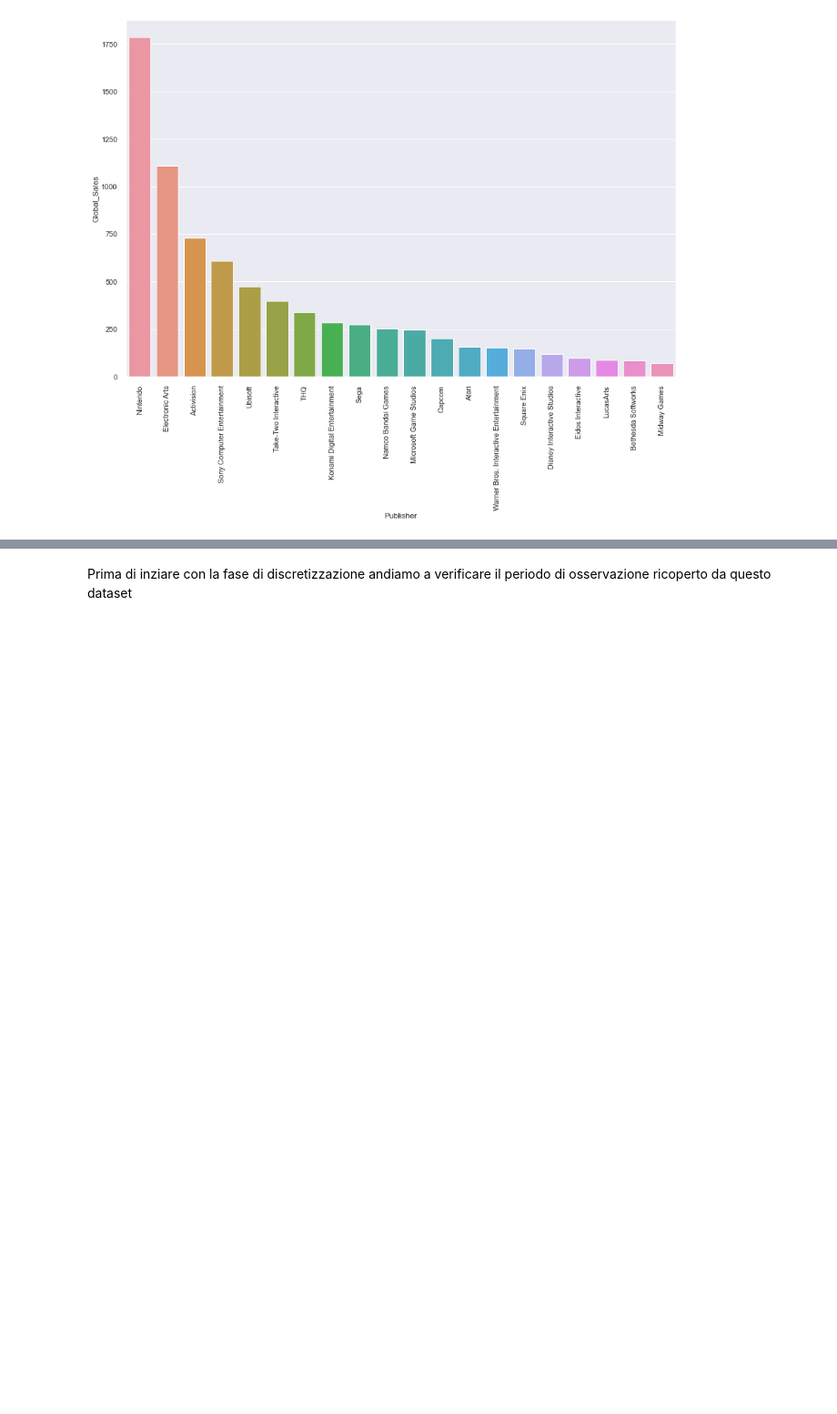
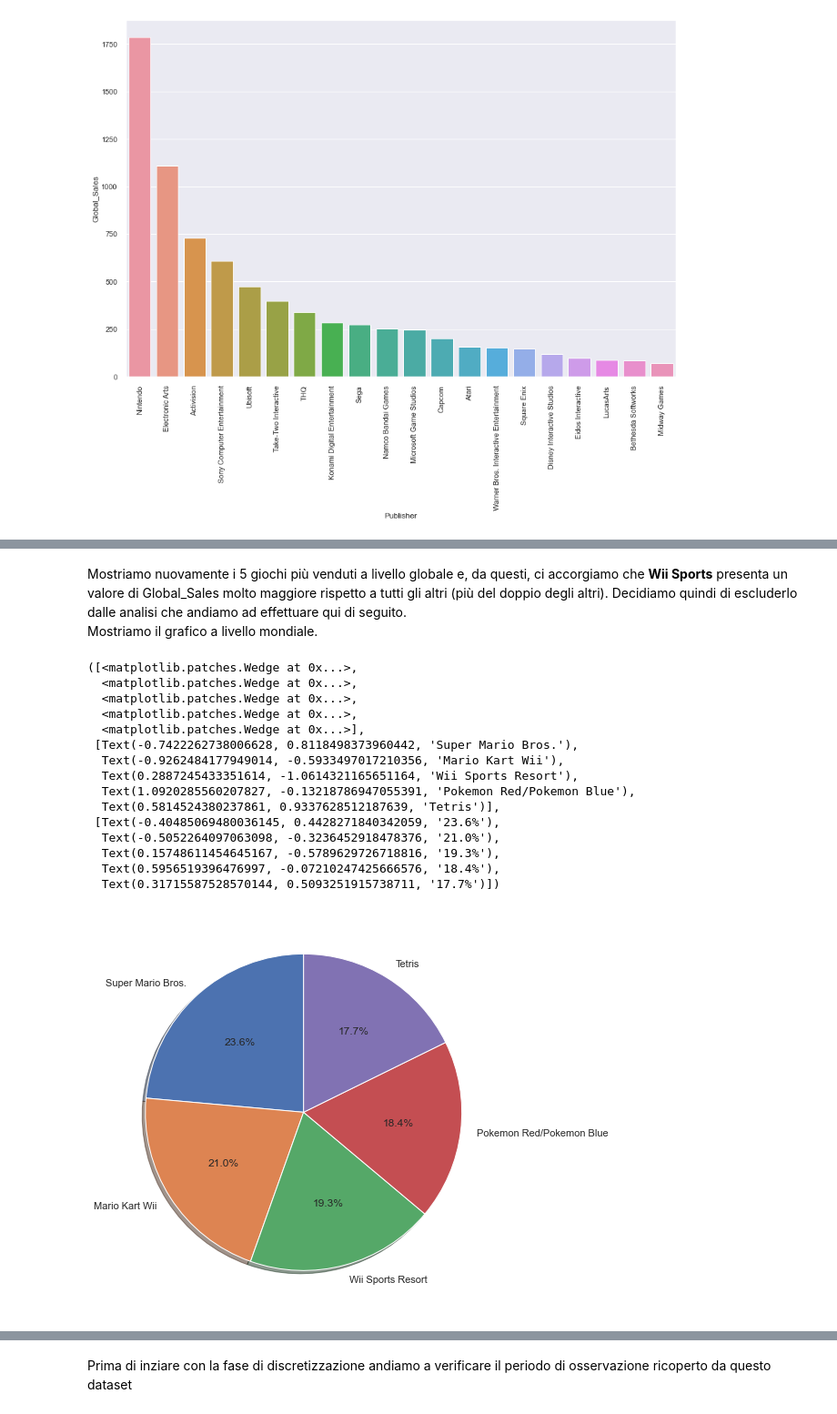
Before and after one commit to SimoneeBr/dm-project, a Jupyter notebook: Progetto_Game_Sales.ipynb, the cells around one changed output, grey strips where cells are left out. Shown: that part at 91% size. Saved outputs shown, nothing was run; the diff lists cells and outputs as text; code cells hidden in the pictures; blank space fills up the shorter version.

```diff
--- a/Progetto_Game_Sales.ipynb
+++ b/Progetto_Game_Sales.ipynb
@@ -320,0 +360,27 @@ plt.xticks(rotation=90)
+# %% [markdown]
+Mostriamo nuovamente i 5 giochi più venduti a livello globale e, da questi, ci accorgiamo che **Wii Sports** presenta un valore di Global_Sales molto maggiore rispetto a tutti gli altri (più del doppio degli altri). Decidiamo quindi di escluderlo dalle analisi che andiamo ad effettuare qui di seguito.
+Mostriamo il grafico a livello mondiale.
+# %%
+game = df.loc[df['Name']!='Wii Sports',['Name','Global_Sales']]
+game = game.head()
+labels = game['Name']
+sizes = game['Global_Sales']
+plt.figure(figsize=(10,8))
+plt.pie(sizes, labels=labels, autopct='%1.1f%%', shadow=True, startangle=90)
+# %% [output]
+([<matplotlib.patches.Wedge at 0x...>,
+  <matplotlib.patches.Wedge at 0x...>,
+  <matplotlib.patches.Wedge at 0x...>,
+  <matplotlib.patches.Wedge at 0x...>,
+  <matplotlib.patches.Wedge at 0x...>],
+ [Text(-0.7422262738006628, 0.8118498373960442, 'Super Mario Bros.'),
+  Text(-0.9262484177949014, -0.5933497017210356, 'Mario Kart Wii'),
+  Text(0.2887245433351614, -1.0614321165651164, 'Wii Sports Resort'),
+  Text(1.0920285560207827, -0.13218786947055391, 'Pokemon Red/Pokemon Blue'),
+  Text(0.5814524380237861, 0.9337628512187639, 'Tetris')],
+ [Text(-0.40485069480036145, 0.4428271840342059, '23.6%'),
+  Text(-0.5052264097063098, -0.3236452918478376, '21.0%'),
+  Text(0.15748611454645167, -0.5789629726718816, '19.3%'),
+  Text(0.5956519396476997, -0.07210247425666576, '18.4%'),
+  Text(0.31715587528570144, 0.5093251915738711, '17.7%')])
+[figure, added]
```
Also changed, not shown: parts of 32 cells of this notebook.
